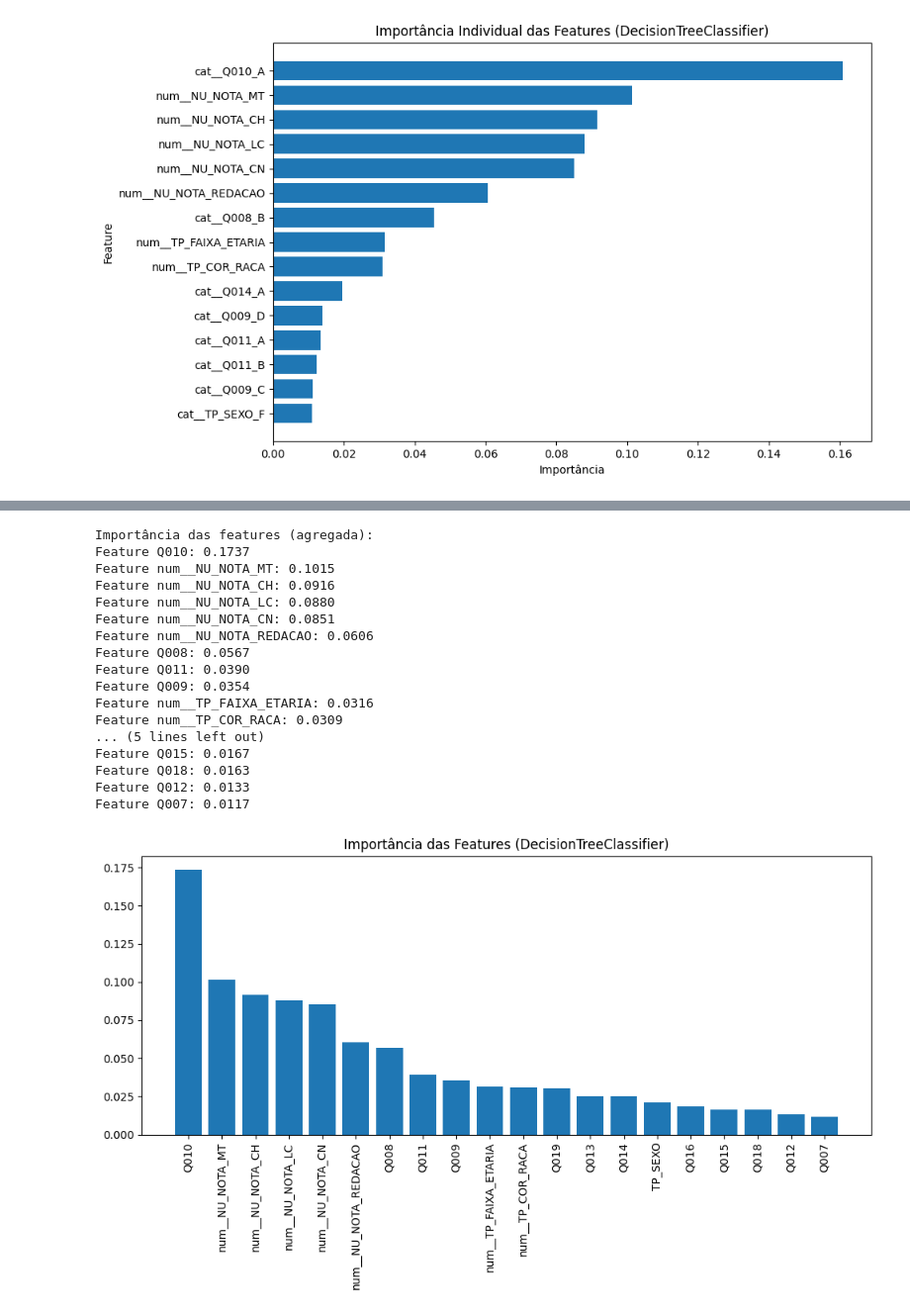
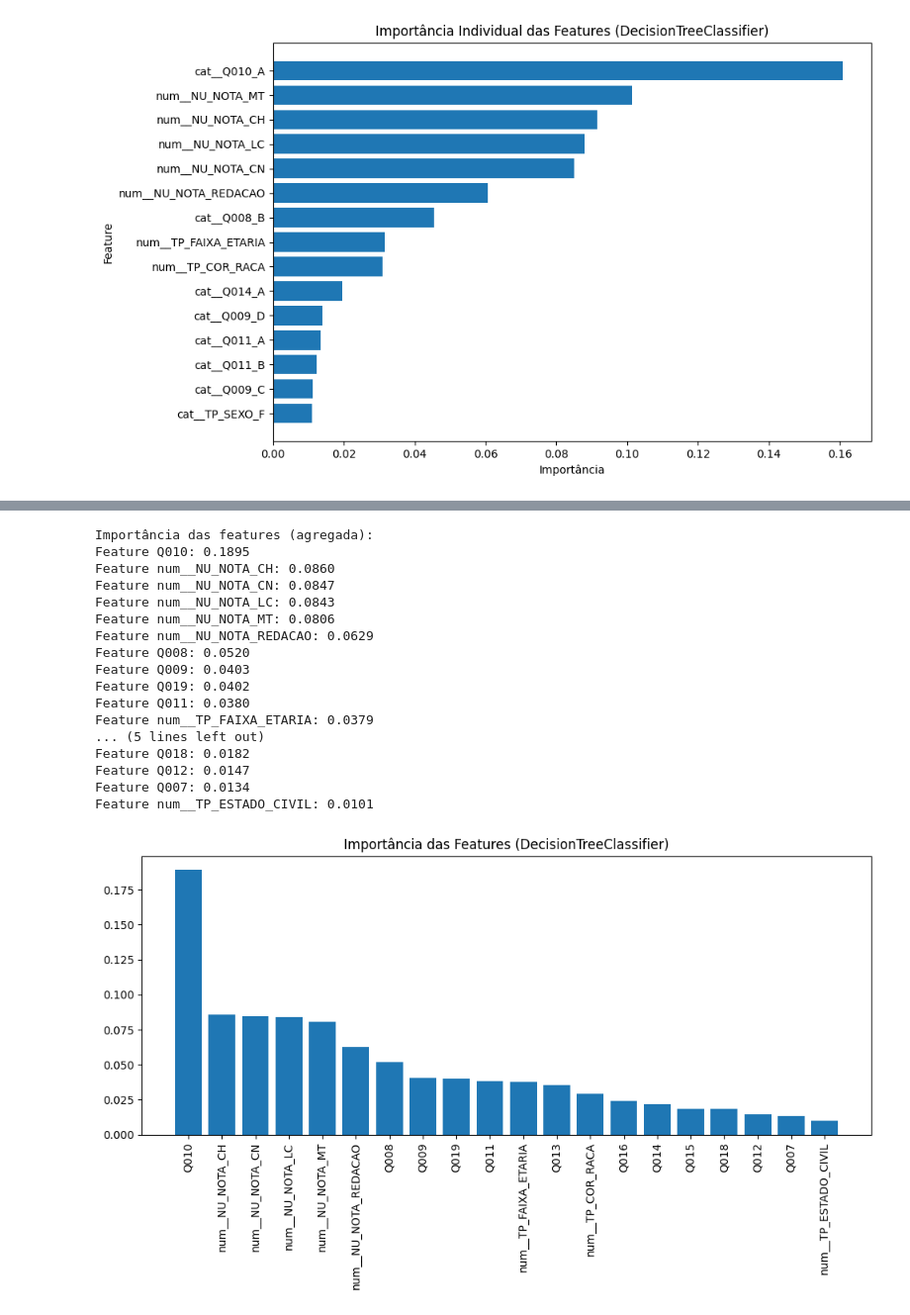
Before and after one commit to vinicarlosss/TCC_Sistemas-de-informa-o, a Jupyter notebook: arvore_decisao.ipynb, the cells around one changed output, grey strips where cells are left out. Shown at 99% size. Drawn from its saved outputs; the diff is of its cells as text; code cells hidden in the pictures.

```diff
--- a/arvore_decisao.ipynb
+++ b/arvore_decisao.ipynb
@@ -1290,0 +971,2 @@ See the caveats in the documentation: https://pandas.pydata.org/pandas-docs/stab
+# %%
+modelo_rural_homem, clf_rural_homem = treinar_modelo(dataset_rural_homem)
@@ -1291,24 +991,24 @@ See the caveats in the documentation: https://pandas.pydata.org/pandas-docs/stab
 # %%
-df_importancia_rural_homem = analisar_importancia_features_agregada(modelo_rural_homem,clf_rural_homem, categoricas, top_n=20)
+df_importancia_rural_homem = analisar_importancia_features_agregada(modelo_rural_homem,clf_rural_homem, top_n=20)
 # %% [output]
 Importância das features (agregada):
-Feature Q010: 0.1737
-Feature num__NU_NOTA_MT: 0.1015
-Feature num__NU_NOTA_CH: 0.0916
-Feature num__NU_NOTA_LC: 0.0880
-Feature num__NU_NOTA_CN: 0.0851
-Feature num__NU_NOTA_REDACAO: 0.0606
-Feature Q008: 0.0567
-Feature Q011: 0.0390
-Feature Q009: 0.0354
-Feature num__TP_FAIXA_ETARIA: 0.0316
-Feature num__TP_COR_RACA: 0.0309
+Feature Q010: 0.1895
+Feature num__NU_NOTA_CH: 0.0860
+Feature num__NU_NOTA_CN: 0.0847
+Feature num__NU_NOTA_LC: 0.0843
+Feature num__NU_NOTA_MT: 0.0806
+Feature num__NU_NOTA_REDACAO: 0.0629
+Feature Q008: 0.0520
+Feature Q009: 0.0403
+Feature Q019: 0.0402
+Feature Q011: 0.0380
+Feature num__TP_FAIXA_ETARIA: 0.0379
 ... (5 lines left out)
-Feature Q015: 0.0167
-Feature Q018: 0.0163
-Feature Q012: 0.0133
-Feature Q007: 0.0117
+Feature Q018: 0.0182
+Feature Q012: 0.0147
+Feature Q007: 0.0134
+Feature num__TP_ESTADO_CIVIL: 0.0101
-[figure, old version]
+[figure, new version]
 # %%
 df_importancias_individuais_rural_homem = analisar_importancia_features(modelo_rural_homem, clf_rural_homem, top_n=20)
 # %% [output]
```
Also changed, not shown: parts of 47 cells of this notebook.
